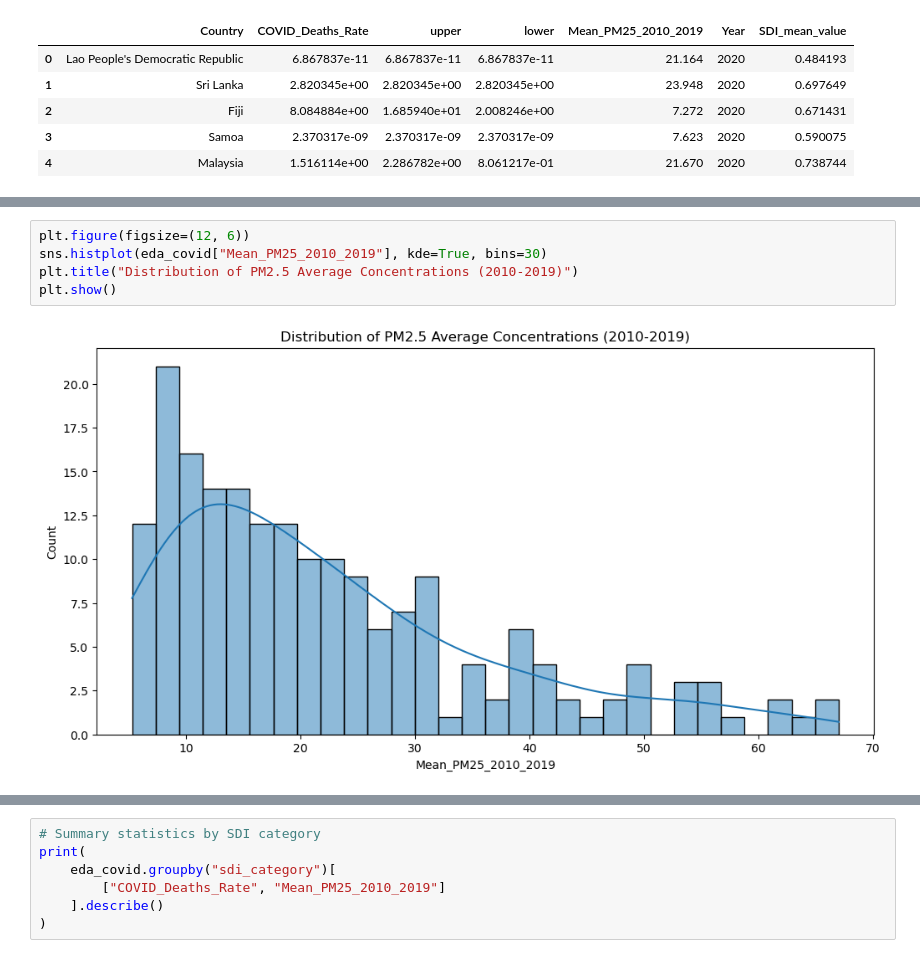
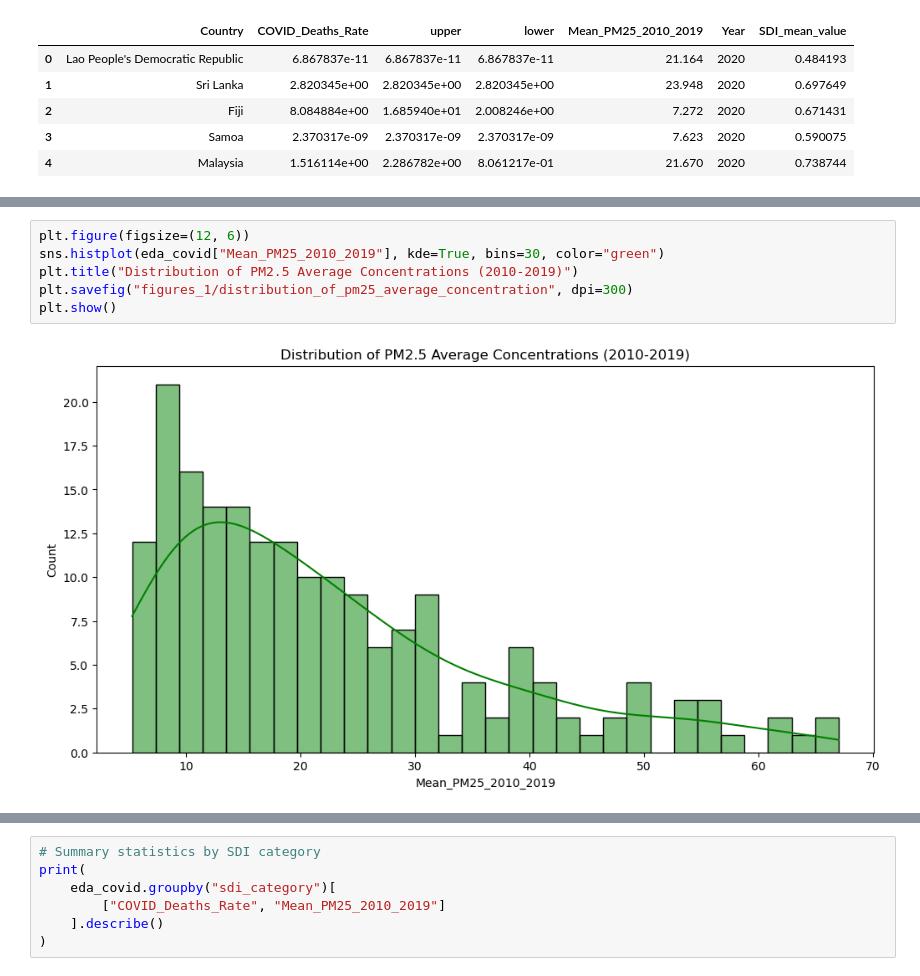
Before and after one commit to ibrahim-sisar/ET6-CDSP-group-09-repo, a Jupyter notebook: 3_data_exploration/covid_deaths_pm25_sdi_eda.ipynb, the cells around one changed output, grey strips where cells are left out. Cells and saved outputs as stored; diff of their text form.

```diff
--- a/3_data_exploration/covid_deaths_pm25_sdi_eda.ipynb
+++ b/3_data_exploration/covid_deaths_pm25_sdi_eda.ipynb
@@ -57,7 +83,8 @@ plt.show()
 # %%
 plt.figure(figsize=(12, 6))
-sns.histplot(eda_covid["Mean_PM25_2010_2019"], kde=True, bins=30)
+sns.histplot(eda_covid["Mean_PM25_2010_2019"], kde=True, bins=30, color="green")
 plt.title("Distribution of PM2.5 Average Concentrations (2010-2019)")
+plt.savefig("figures_1/distribution_of_pm25_average_concentration", dpi=300)
 plt.show()
 # %% [output]
-[figure, old version]
+[figure, new version]
```
Also changed, not shown: parts of 20 cells of this notebook, 12 other files.
